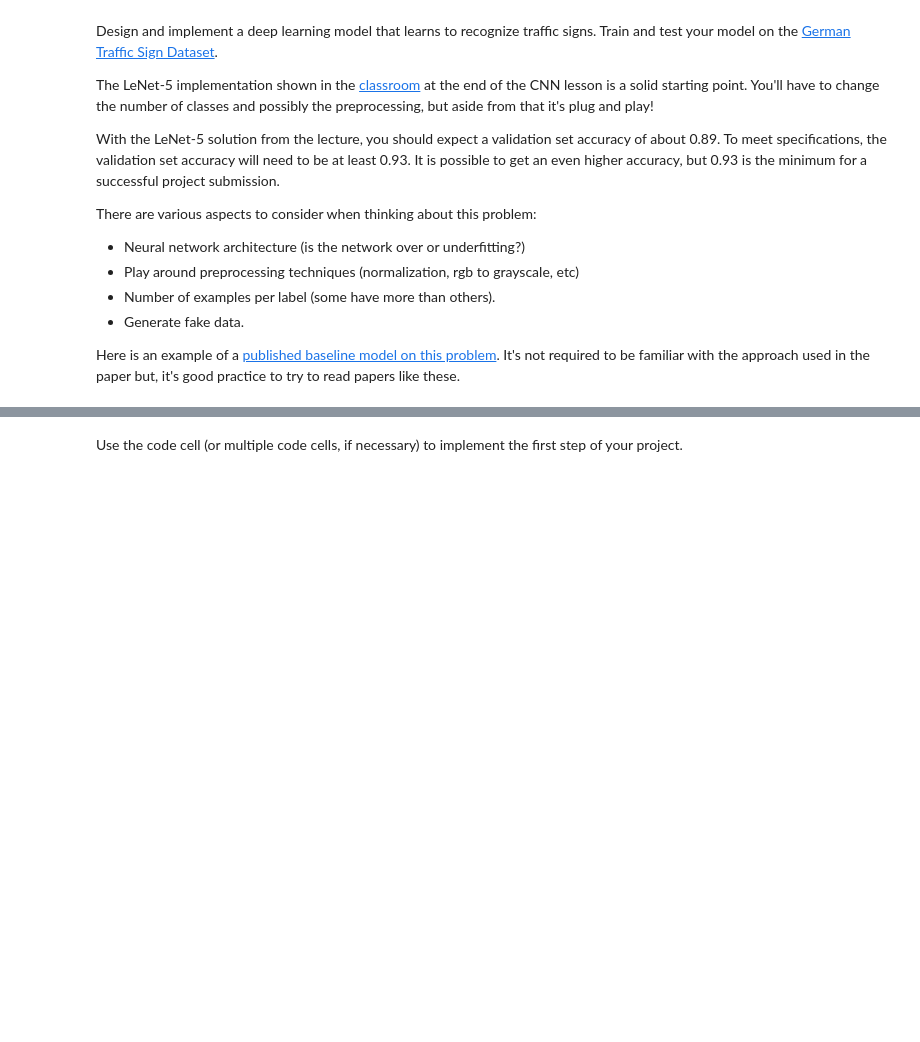
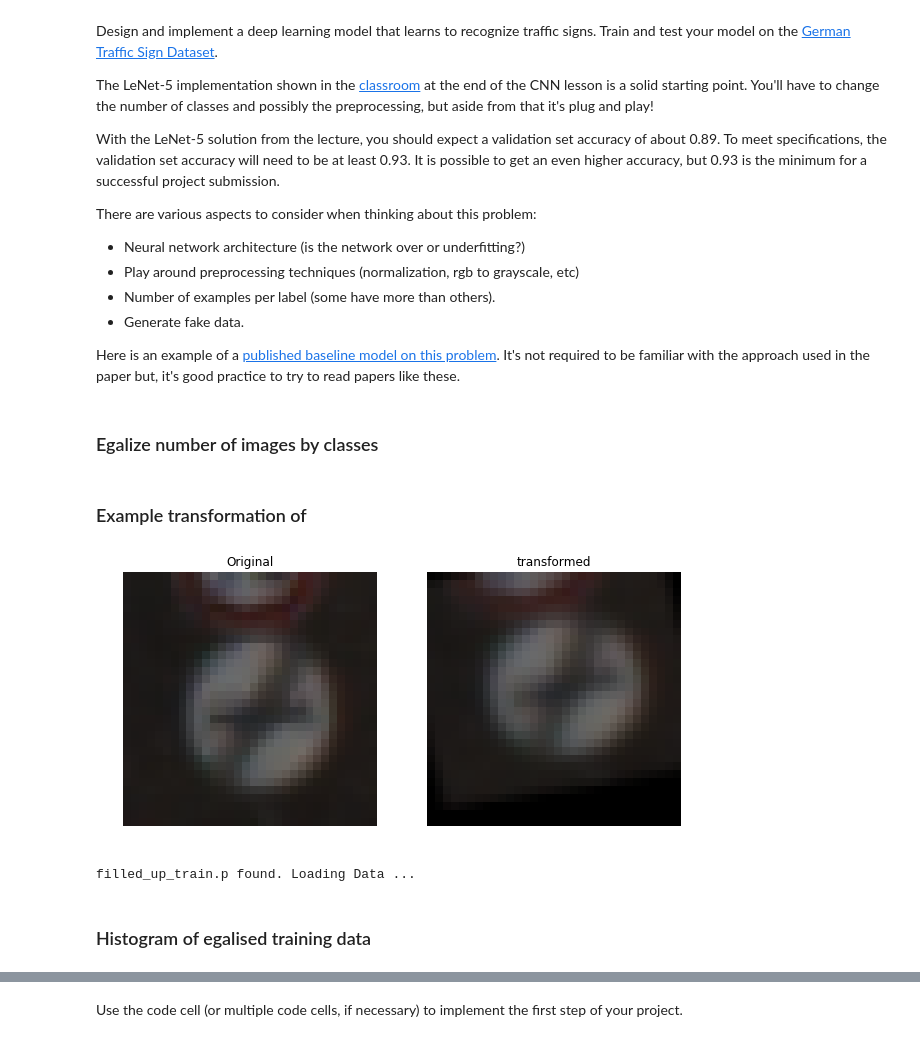
Before and after one commit to kaiulrich/kulrich_CarND-Traffic-Sign-Classifier-Project, a Jupyter notebook: Traffic_Sign_Classifier.ipynb, the cells around one changed output, grey strips where cells are left out. Cells and saved outputs as stored; diff of their text form; code cells hidden in the pictures; blank space fills up the shorter version.

```diff
--- a/Traffic_Sign_Classifier.ipynb
+++ b/Traffic_Sign_Classifier.ipynb
@@ -176,3 +149,81 @@ There are various aspects to consider when thinking about this problem:
 - Generate fake data.
 
 Here is an example of a [published baseline model on this problem](http://yann.lecun.com/exdb/publis/pdf/sermanet-ijcnn-11.pdf). It's not required to be familiar with the approach used in the paper but, it's good practice to try to read papers like these.
+# %% [markdown]
+### Egalize number of images by classes
+# %%
+def transform_image(img,ang_range = 15,shear_range = 5,trans_range = 5):
+
+    # Rotation
+
+    ang_rot = ang_range * np.random.uniform()-ang_range/2
+    rows,cols,ch = img.shape
+    Rot_M = cv2.getRotationMatrix2D((cols/2,rows/2),ang_rot,1)
+
+    # Translation
+    tr_x = trans_range*np.random.uniform()-trans_range/2
+    tr_y = trans_range*np.random.uniform()-trans_range/2
+    Trans_M = np.float32([[1,0,tr_x],[0,1,tr_y]])
+
+    # Shear
+    pts1 = np.float32([[5,5],[20,5],[5,20]])
+
+    pt1 = 5+shear_range*np.random.uniform()-shear_range/2
+    pt2 = 20+shear_range*np.random.uniform()-shear_range/2
+
+    pts2 = np.float32([[pt1,5],[pt2,pt1],[5,pt2]])
+
+    shear_M = cv2.getAffineTransform(pts1,pts2)
+
+    img = cv2.warpAffine(img,Rot_M,(cols,rows))
+    img = cv2.warpAffine(img,Trans_M,(cols,rows))
+    img = cv2.warpAffine(img,shear_M,(cols,rows))
+
+    return img
+# %% [markdown]
+### Example transformation of
+# %%
+plt.figure(figsize=(10, 10))
+
+plt.subplot(1, 2, 1)
+plt.axis('off')
+plt.title('Original')
+plt.imshow(X_train[0])
+
+plt.subplot(1, 2, 2)
+plt.axis('off')
+plt.title('transformed')
+plt.imshow(transform_image(X_train[0]))
+
+plt.show()
+# %% [output]
+[figure, added]
+# %%
+import cv2
+import os.path
+
+min_imges_by_class = 1500
+filled_up_train = 'filled_up_train.p'
+
+if os.path.isfile(filled_up_train):
+    print("{} found. Loading Data ...".format(filled_up_train) )
+    with open(filled_up_train, mode='rb') as f:
+        train = pickle.load(f)
+        X_train, y_train = train['features'], train['labels']
+else:
+    count = {}
+    genNum = {}
+    for i in labels:
+        count[i] = np.sum(y_train == i)
+        genNum[i] = min_imges_by_class - count[i] if count[i]<min_imges_by_class else 0
+        print("Generating {} images for Class {}".format(genNum[i], i))
+        if genNum[i] > 0:
+            X_tain_i = X_train[y_train == i]
+            for j in range(genNum[i]):
+                randindex = np.random.choice(len(X_tain_i),1)
+                genimage = transform_image(X_tain_i[randindex].squeeze())
+                genimage = np.expand_dims(genimage, axis = 0)
+                X_train = np.concatenate((X_train, genimage),axis = 0)
+                y_train = np.concatenate((y_train, [i]), axis = 0)
+# %% [output]
+filled_up_train.p found. Loading Data ...
@@ -178,0 +238,2 @@ Here is an example of a [published baseline model on this problem](http://yann.l
+# %% [markdown]
+### Histogram of egalised training data
```
Also changed, not shown: parts of 18 cells of this notebook.
